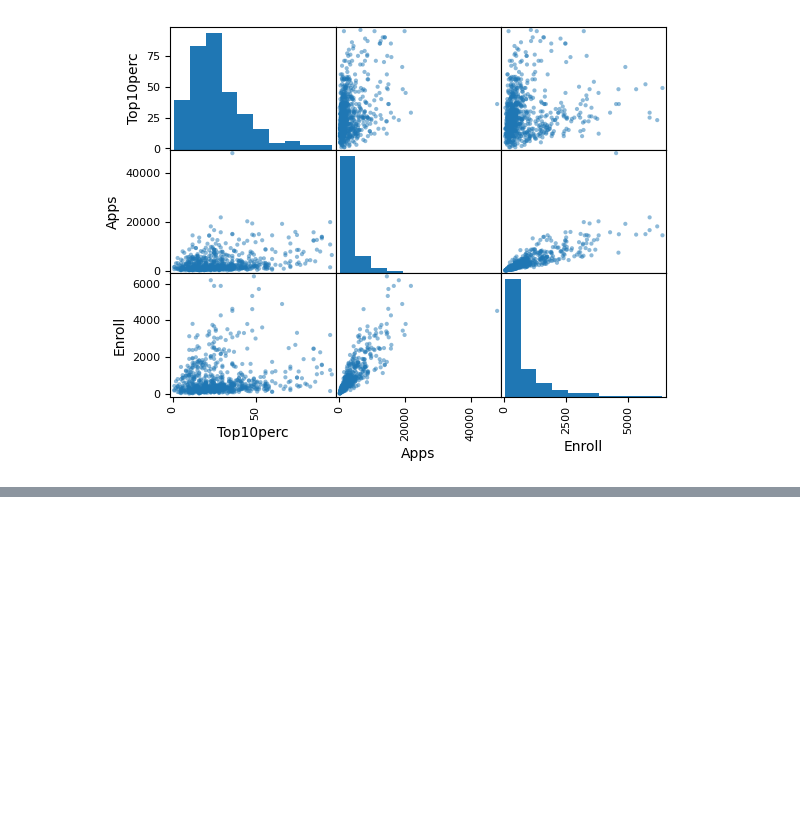
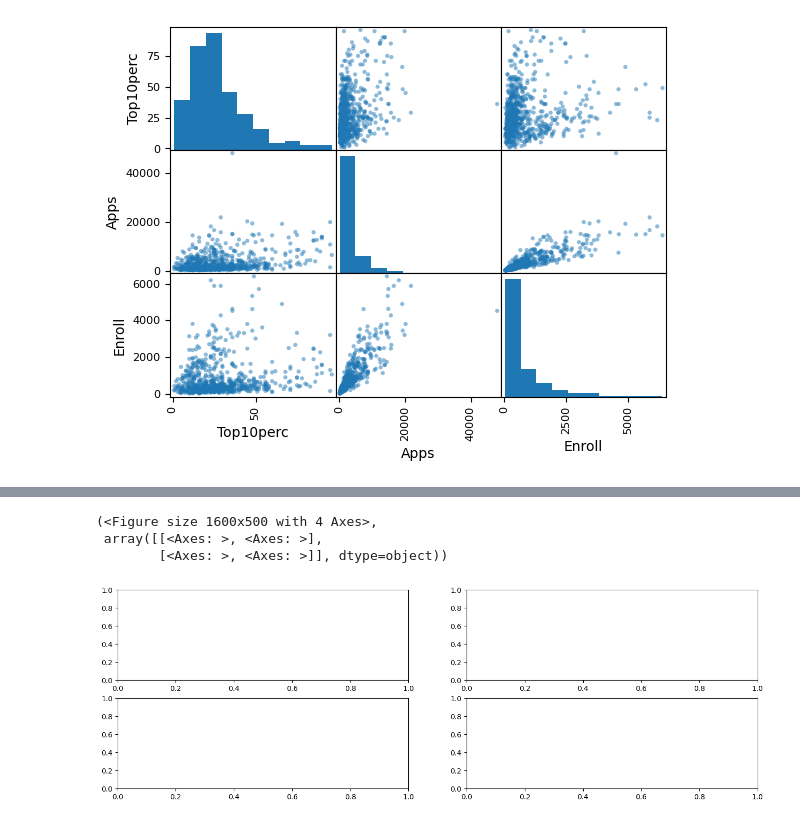
Before and after one commit to Adamhedlund/Databehandling-Adam-Hedlund, a Jupyter notebook: Labb/Labb.ipynb, the cells around one changed output, grey strips where cells are left out. Saved outputs shown, nothing was run; the diff lists cells and outputs as text; code cells hidden in the pictures; blank space fills up the shorter version.

```diff
--- a/Labb/Labb.ipynb
+++ b/Labb/Labb.ipynb
@@ -52,0 +81,10 @@ plt.show()
+# %%
+#Uppgift G)
+
+
+plt.subplots(2,2, figsize=(16,5))
+# %% [output]
+(<Figure size 1600x500 with 4 Axes>,
+ array([[<Axes: >, <Axes: >],
+        [<Axes: >, <Axes: >]], dtype=object))
+[figure, added]
```
Also changed, not shown: parts of 4 cells of this notebook.
